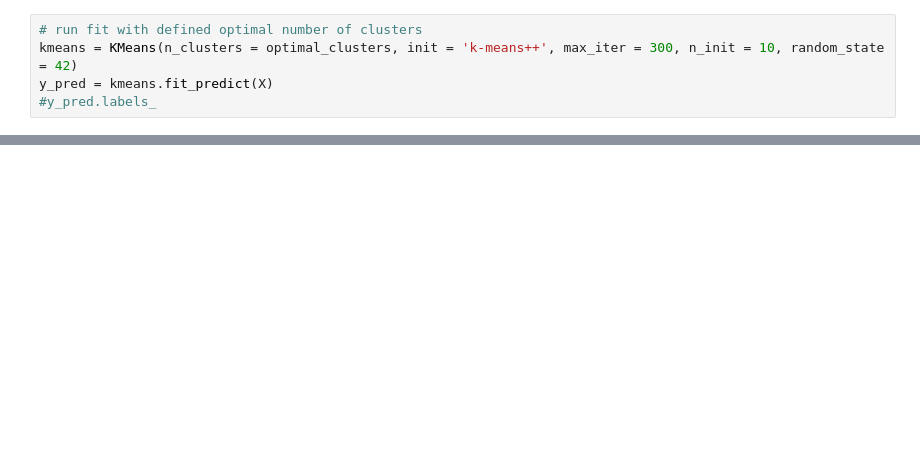
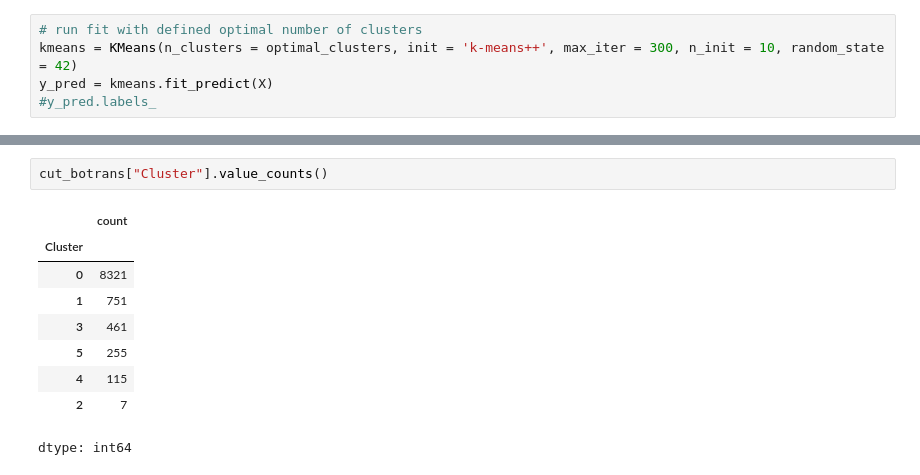
Before and after one commit to MaxeeTig/botransactions, a Jupyter notebook: SVBO_transactions_segmentation.ipynb, the cells around one changed output, grey strips where cells are left out. Saved outputs shown, nothing was run; the diff lists cells and outputs as text; blank space fills up the shorter version.

```diff
--- a/SVBO_transactions_segmentation.ipynb
+++ b/SVBO_transactions_segmentation.ipynb
@@ -138,0 +195,12 @@ cut_botrans.head()
+# %%
+cut_botrans["Cluster"].value_counts()
+# %% [output]
+|  | count |
+| Cluster |  |
+| 0 | 8321 |
+| 1 | 751 |
+| 3 | 461 |
+| 5 | 255 |
+| 4 | 115 |
+| 2 | 7 |
+dtype: int64
```
Also changed, not shown: parts of 14 cells of this notebook.
